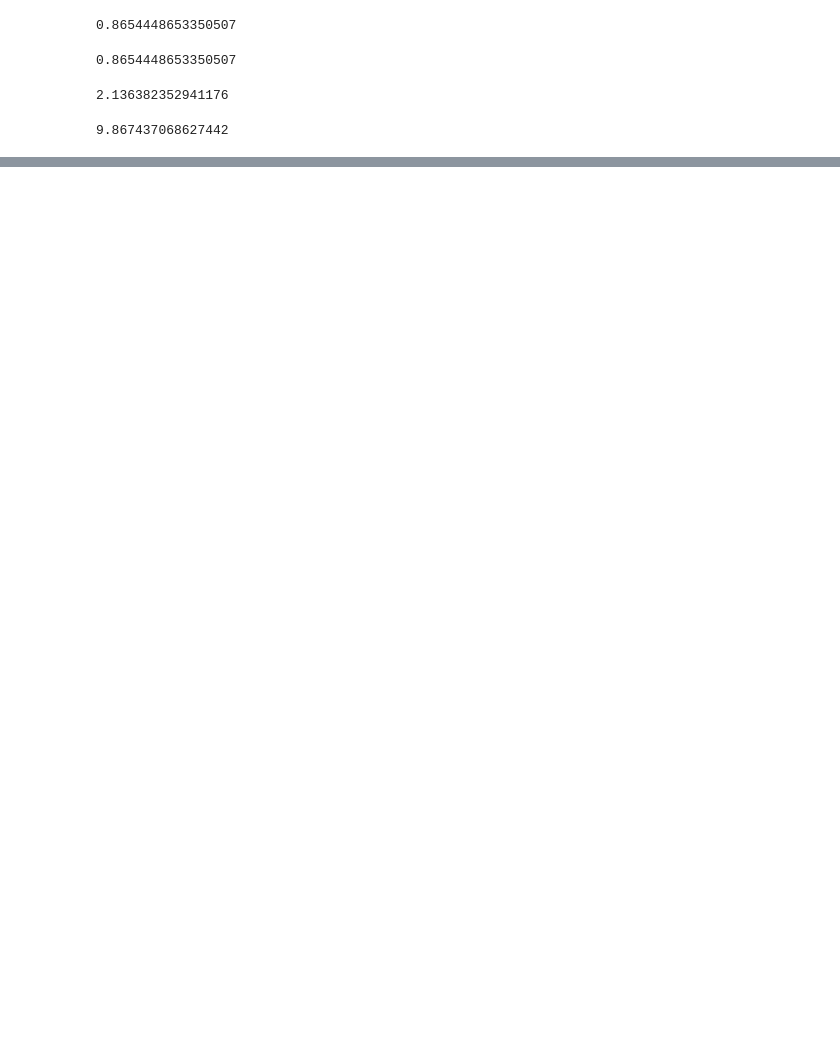
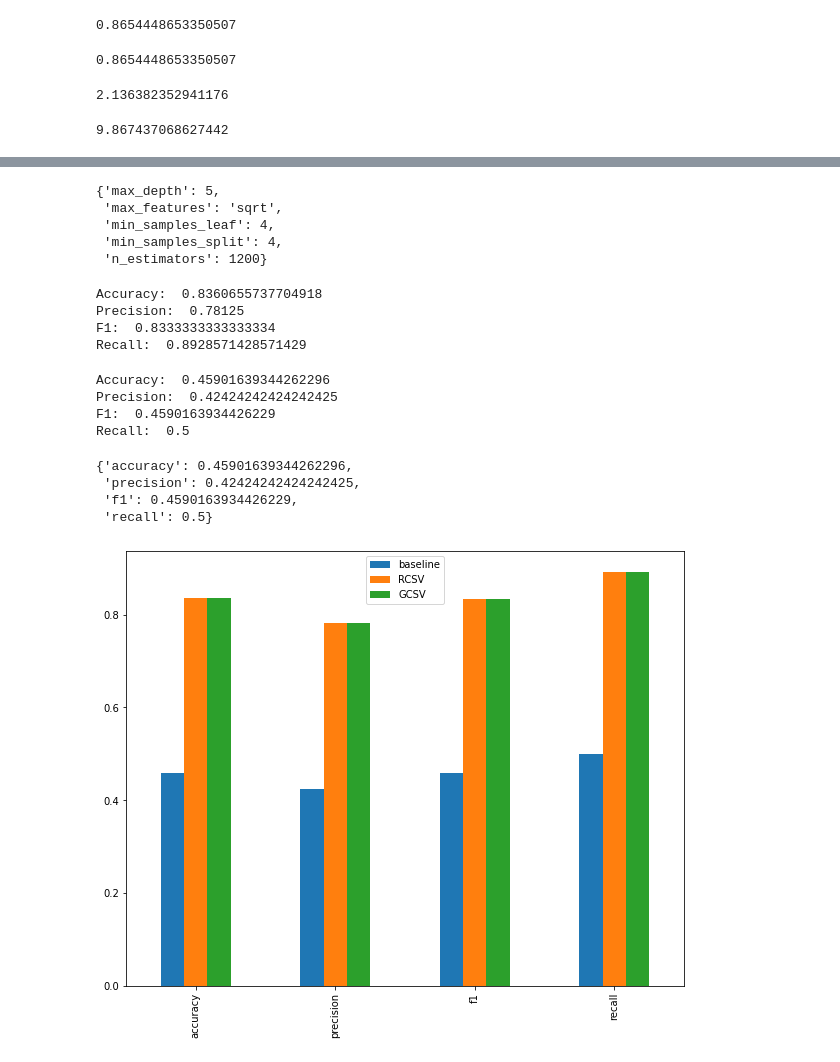
Before and after one commit to Ammar-Raneez/ML_Learning_ZTM, a Jupyter notebook: sklearn-workflow.ipynb, the cells around one changed output, grey strips where cells are left out. Drawn from its saved outputs; the diff is of its cells as text; code cells hidden in the pictures; blank space fills up the shorter version.

```diff
--- a/sklearn-workflow.ipynb
+++ b/sklearn-workflow.ipynb
@@ -794,0 +956,3 @@ mean_squared_error(y_test_boston, preds_boston)
+# %%
+model_heart_randomized_scv_preds = model_heart_randomized_scv.predict(shuffled_rscv_X_test)
+rscv_preds = evaluate_heart_preds(shuffled_rscv_y_test, model_heart_randomized_scv_preds)
@@ -794,0 +968,25 @@ mean_squared_error(y_test_boston, preds_boston)
+# %%
+np.random.seed(42)
+
+grid = {
+    'n_estimators': [1200],
+    'max_depth': [5],
+    'max_features': ['sqrt'],
+    'min_samples_split': [4],
+    'min_samples_leaf': [4]
+}
+
+shuffled_gscv_X = heart_disease_shuffled.drop('target', axis=1)
+shuffled_gscv_y = heart_disease_shuffled['target']
+
+shuffled_gscv_X_train, shuffled_gscv_X_test, shuffled_gscv_y_train, shuffled_gscv_y_test = train_test_split(shuffled_gscv_X, shuffled_gscv_y, test_size=0.2)
+
+model_heart_grid = RandomForestClassifier(n_jobs=1)
+model_heart_grid_scv = GridSearchCV(
+    estimator=model_heart_randomized,
+    param_grid=grid,
+    cv=5,
+    verbose=2
+)
+
+model_heart_grid_scv.fit(shuffled_gscv_X_train, shuffled_gscv_y_train)
@@ -794,0 +1005,40 @@ mean_squared_error(y_test_boston, preds_boston)
+# %%
+model_heart_grid_scv.best_params_
+# %% [output]
+{'max_depth': 5,
+ 'max_features': 'sqrt',
+ 'min_samples_leaf': 4,
+ 'min_samples_split': 4,
+ 'n_estimators': 1200}
+# %%
+model_heart_grid_scv_preds = model_heart_grid_scv.predict(shuffled_gscv_X_test)
+gscv_preds = evaluate_heart_preds(shuffled_gscv_y_test, model_heart_grid_scv_preds)
+# %% [output]
+Accuracy:  0.8360655737704918
+Precision:  0.78125
+F1:  0.8333333333333334
+Recall:  0.8928571428571429
+# %%
+baseline_preds = evaluate_heart_preds(shuffled_gscv_y_test, preds_heart)
+# %% [output]
+Accuracy:  0.45901639344262296
+Precision:  0.42424242424242425
+F1:  0.4590163934426229
+Recall:  0.5
+# %%
+baseline_preds
+# %% [output]
+{'accuracy': 0.45901639344262296,
+ 'precision': 0.42424242424242425,
+ 'f1': 0.4590163934426229,
+ 'recall': 0.5}
+# %%
+compare_scvs = pd.DataFrame({
+    'baseline': baseline_preds,
+    'RCSV': rscv_preds,
+    'GCSV': gscv_preds
+})
+
+compare_scvs.plot.bar(figsize=(10, 8));
+# %% [output]
+[figure, added]
```
Also changed, not shown: parts of 44 cells of this notebook.
